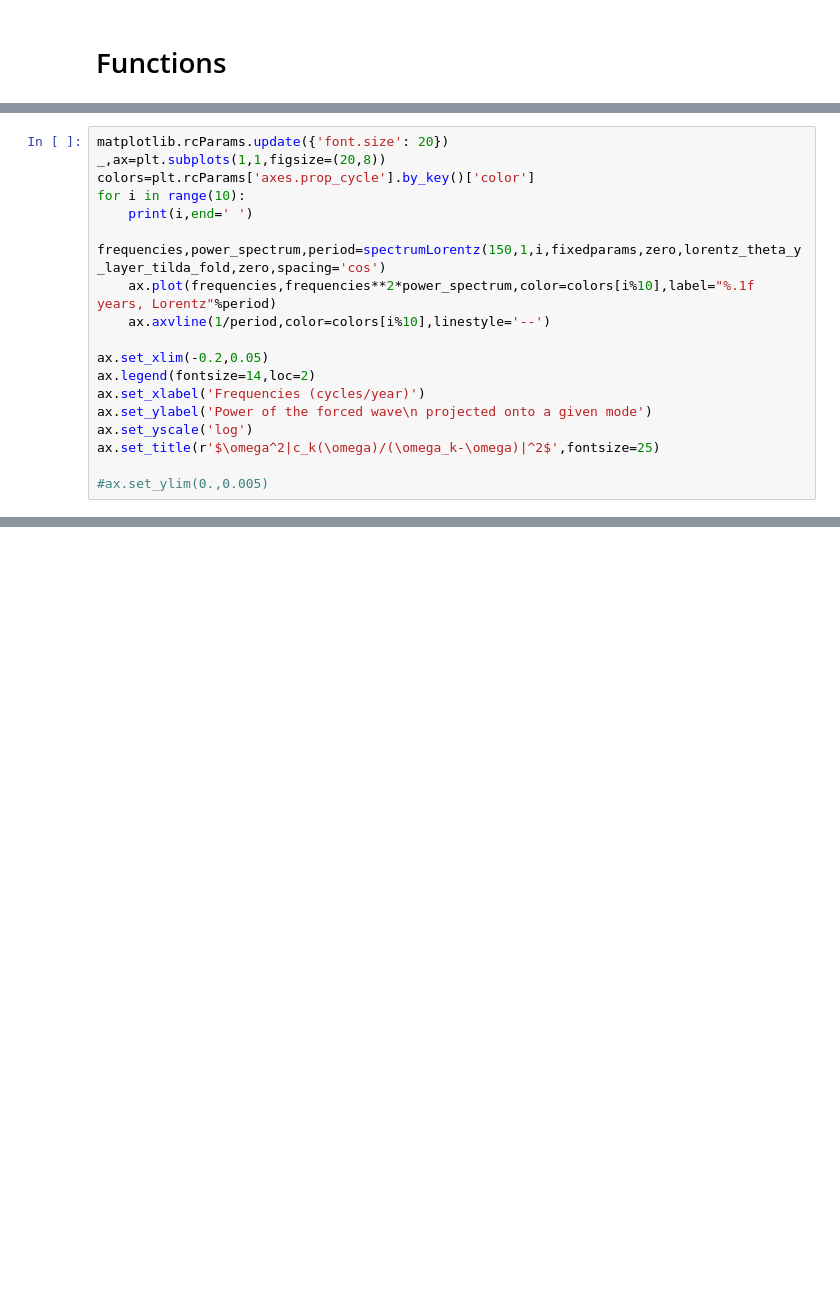
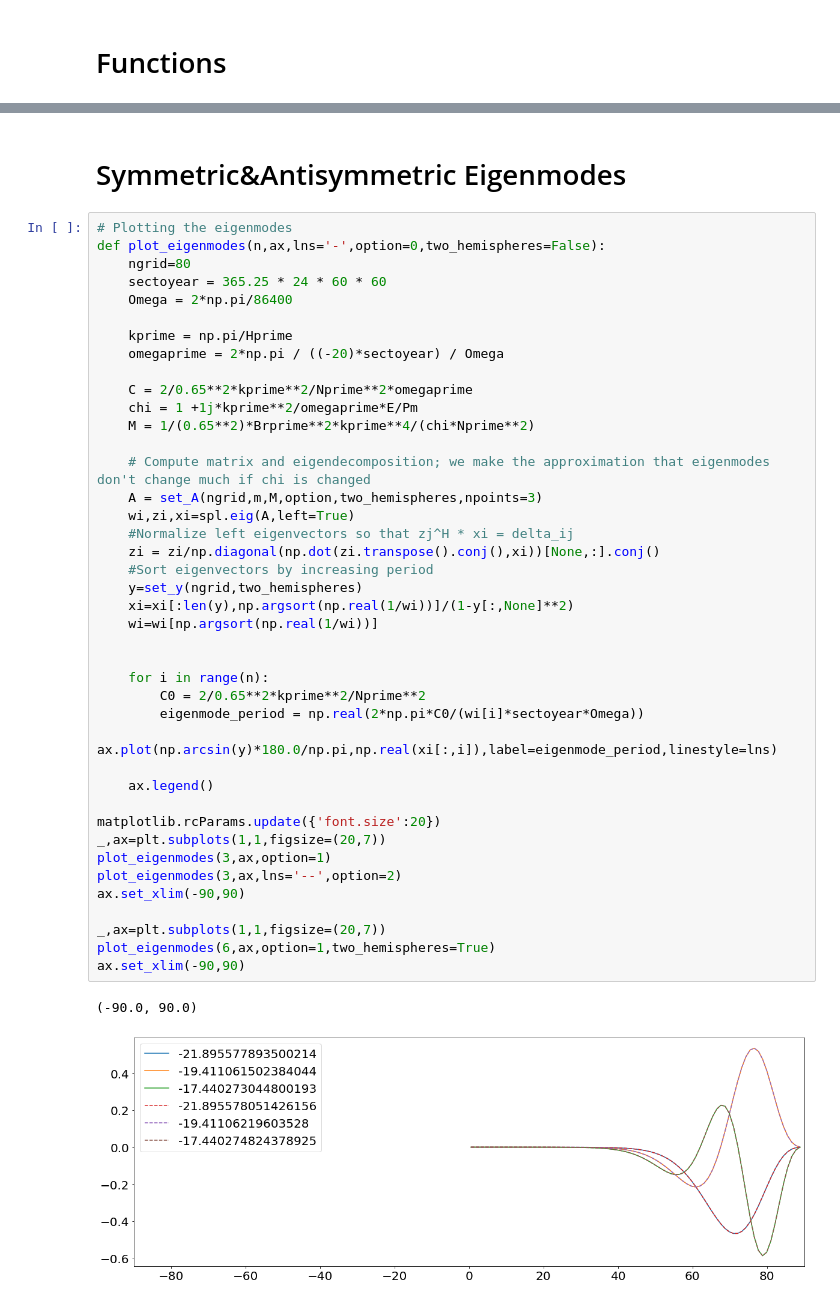
Before and after one commit to qnicolas/macwaves, a Jupyter notebook: EigenModes.ipynb, the cells around one changed output, grey strips where cells are left out. Saved outputs shown, nothing was run; the diff lists cells and outputs as text; blank space fills up the shorter version.

Commit message:
updates & new notebook solving for forced MAC waves (incl. induction)

```diff
--- a/EigenModes.ipynb
+++ b/EigenModes.ipynb
@@ -1110,18 +22,0 @@ Text(0.5, 1.0, '$|c_k(\\omega)/(\\omega_k-\\omega)|^2$')
-# %%
-matplotlib.rcParams.update({'font.size': 20})
-_,ax=plt.subplots(1,1,figsize=(20,8))
-colors=plt.rcParams['axes.prop_cycle'].by_key()['color']
-for i in range(10):
-    print(i,end=' ')
-    frequencies,power_spectrum,period=spectrumLorentz(150,1,i,fixedparams,zero,lorentz_theta_y_layer_tilda_fold,zero,spacing='cos')
-    ax.plot(frequencies,frequencies**2*power_spectrum,color=colors[i%10],label="%.1f years, Lorentz"%period)
-    ax.axvline(1/period,color=colors[i%10],linestyle='--')
-
-ax.set_xlim(-0.2,0.05)
-ax.legend(fontsize=14,loc=2)
-ax.set_xlabel('Frequencies (cycles/year)')
-ax.set_ylabel('Power of the forced wave\n projected onto a given mode')
-ax.set_yscale('log')
-ax.set_title(r'$\omega^2|c_k(\omega)/(\omega_k-\omega)|^2$',fontsize=25)
-
-#ax.set_ylim(0.,0.005)
@@ -1160,0 +115,46 @@ Text(0.5, 1.0, '$\\omega^2|c_k(\\omega)/(\\omega_k-\\omega)|^2$')
+# %% [markdown]
+# Symmetric&Antisymmetric Eigenmodes
+# %%
+# Plotting the eigenmodes
+def plot_eigenmodes(n,ax,lns='-',option=0,two_hemispheres=False):
+    ngrid=80
+    sectoyear = 365.25 * 24 * 60 * 60
+    Omega = 2*np.pi/86400
+
+    kprime = np.pi/Hprime
+    omegaprime = 2*np.pi / ((-20)*sectoyear) / Omega
+
+    C = 2/0.65**2*kprime**2/Nprime**2*omegaprime
+    chi = 1 +1j*kprime**2/omegaprime*E/Pm
+    M = 1/(0.65**2)*Brprime**2*kprime**4/(chi*Nprime**2)
+
+    # Compute matrix and eigendecomposition; we make the approximation that eigenmodes don't change much if chi is changed
+    A = set_A(ngrid,m,M,option,two_hemispheres,npoints=3)
+    wi,zi,xi=spl.eig(A,left=True)
+    #Normalize left eigenvectors so that zj^H * xi = delta_ij
+    zi = zi/np.diagonal(np.dot(zi.transpose().conj(),xi))[None,:].conj()
+    #Sort eigenvectors by increasing period
+    y=set_y(ngrid,two_hemispheres)
+    xi=xi[:len(y),np.argsort(np.real(1/wi))]/(1-y[:,None]**2)
+    wi=wi[np.argsort(np.real(1/wi))]
+
+
+    for i in range(n):
+        C0 = 2/0.65**2*kprime**2/Nprime**2
+        eigenmode_period = np.real(2*np.pi*C0/(wi[i]*sectoyear*Omega))
+        ax.plot(np.arcsin(y)*180.0/np.pi,np.real(xi[:,i]),label=eigenmode_period,linestyle=lns)
+
+    ax.legend()
+
+matplotlib.rcParams.update({'font.size':20})
+_,ax=plt.subplots(1,1,figsize=(20,7))
+plot_eigenmodes(3,ax,option=1)
+plot_eigenmodes(3,ax,lns='--',option=2)
+ax.set_xlim(-90,90)
+
+_,ax=plt.subplots(1,1,figsize=(20,7))
+plot_eigenmodes(6,ax,option=1,two_hemispheres=True)
+ax.set_xlim(-90,90)
+# %% [output]
+(-90.0, 90.0)
+[figure, added]
```
Also changed, not shown: parts of 114 cells of this notebook, 10 other files.
